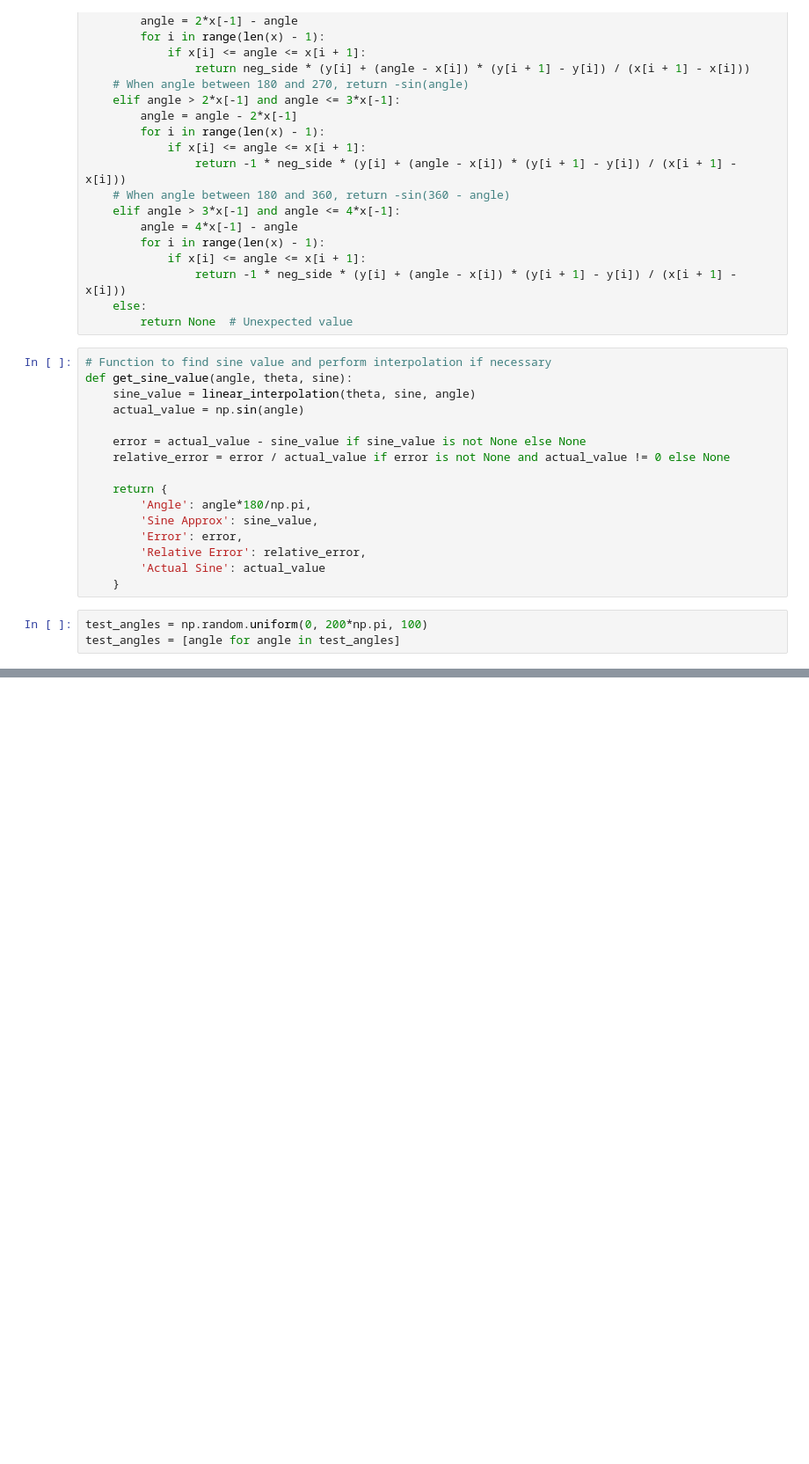
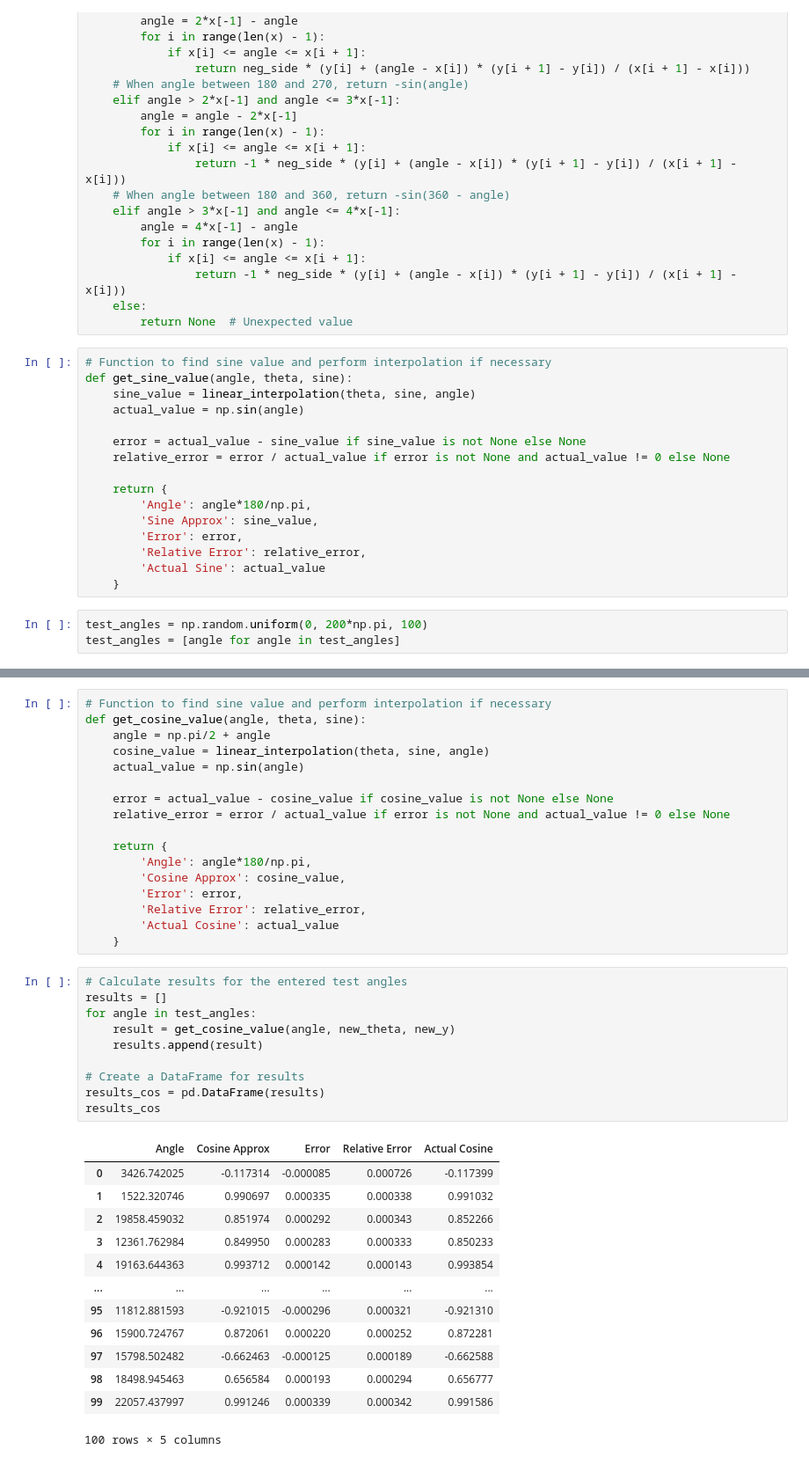
Before and after one commit to KayalvizhiT513/Sine-Interpolation, a Jupyter notebook: Adaptive_Sine_Function_Approximation_for_Tolerance.ipynb, the cells around one changed output, grey strips where cells are left out. Shown: that part at 88% size. Saved outputs shown, nothing was run; the diff lists cells and outputs as text; blank space fills up the shorter version.

```diff
--- a/Adaptive_Sine_Function_Approximation_for_Tolerance.ipynb
+++ b/Adaptive_Sine_Function_Approximation_for_Tolerance.ipynb
@@ -294,0 +299,41 @@ All errors are within the tolerance.
+# %%
+# Function to find sine value and perform interpolation if necessary
+def get_cosine_value(angle, theta, sine):
+    angle = np.pi/2 + angle
+    cosine_value = linear_interpolation(theta, sine, angle)
+    actual_value = np.sin(angle)
+
+    error = actual_value - cosine_value if cosine_value is not None else None
+    relative_error = error / actual_value if error is not None and actual_value != 0 else None
+
+    return {
+        'Angle': angle*180/np.pi,
+        'Cosine Approx': cosine_value,
+        'Error': error,
+        'Relative Error': relative_error,
+        'Actual Cosine': actual_value
+    }
+# %%
+# Calculate results for the entered test angles
+results = []
+for angle in test_angles:
+    result = get_cosine_value(angle, new_theta, new_y)
+    results.append(result)
+
+# Create a DataFrame for results
+results_cos = pd.DataFrame(results)
+results_cos
+# %% [output]
+|  | Angle | Cosine Approx | Error | Relative Error | Actual Cosine |
+| 0 | 3426.742025 | -0.117314 | -0.000085 | 0.000726 | -0.117399 |
+| 1 | 1522.320746 | 0.990697 | 0.000335 | 0.000338 | 0.991032 |
+| 2 | 19858.459032 | 0.851974 | 0.000292 | 0.000343 | 0.852266 |
+| 3 | 12361.762984 | 0.849950 | 0.000283 | 0.000333 | 0.850233 |
+| 4 | 19163.644363 | 0.993712 | 0.000142 | 0.000143 | 0.993854 |
+| ... | ... | ... | ... | ... | ... |
+| 95 | 11812.881593 | -0.921015 | -0.000296 | 0.000321 | -0.921310 |
+| 96 | 15900.724767 | 0.872061 | 0.000220 | 0.000252 | 0.872281 |
+| 97 | 15798.502482 | -0.662463 | -0.000125 | 0.000189 | -0.662588 |
+| 98 | 18498.945463 | 0.656584 | 0.000193 | 0.000294 | 0.656777 |
+| 99 | 22057.437997 | 0.991246 | 0.000339 | 0.000342 | 0.991586 |
+100 rows × 5 columns
```
Also changed, not shown: parts of 10 cells of this notebook.
